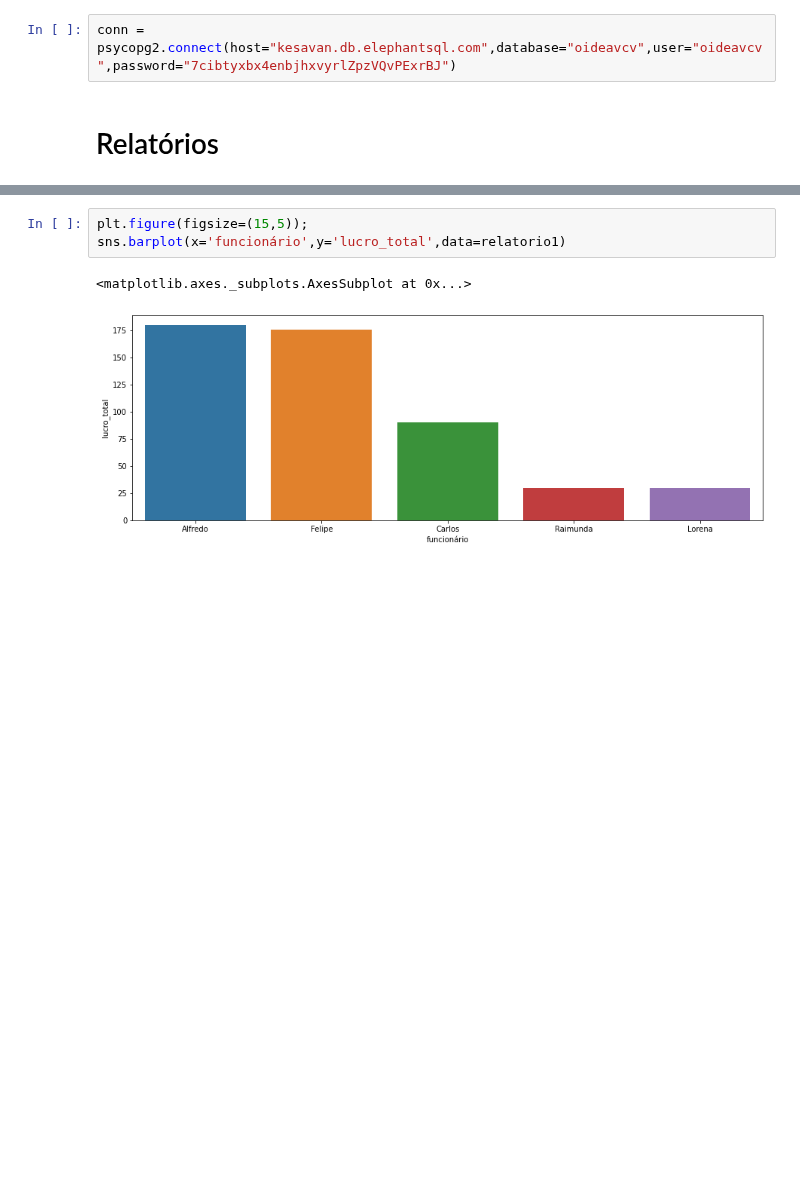
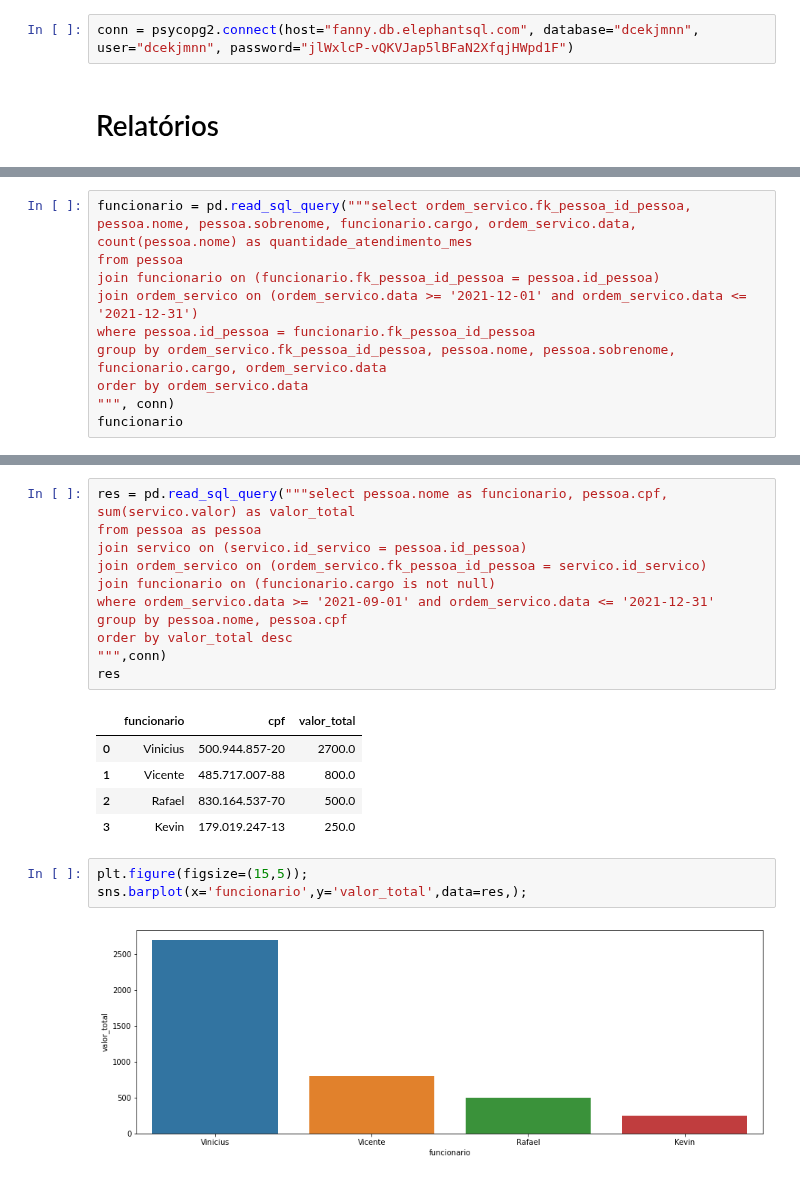
Before and after one commit to Julymusso/Template_Trab_BD1_2020, a Jupyter notebook: BD1_Relatorios_BarbeariaGourmet.ipynb, the cells around one changed output, grey strips where cells are left out. Cells and saved outputs as stored; diff of their text form; blank space fills up the shorter version.

```diff
--- a/BD1_Relatorios_BarbeariaGourmet.ipynb
+++ b/BD1_Relatorios_BarbeariaGourmet.ipynb
@@ -18,7 +18,7 @@ import psycopg2
 # %% [markdown]
 ### Usando psycopg2 para configurar conexão
 # %%
-conn = psycopg2.connect(host="kesavan.db.elephantsql.com",database="oideavcv",user="oideavcv",password="7cibtyxbx4enbjhxvyrlZpzVQvPExrBJ")
+conn = psycopg2.connect(host="fanny.db.elephantsql.com", database="dcekjmnn", user="dcekjmnn", password="jlWxlcP-vQKVJap5lBFaN2XfqjHWpd1F")
 # %% [markdown]
 # Relatórios
 # %% [markdown]
@@ -40,0 +28,10 @@ relatorio1
+# %%
+funcionario = pd.read_sql_query("""select ordem_servico.fk_pessoa_id_pessoa, pessoa.nome, pessoa.sobrenome, funcionario.cargo, ordem_servico.data, count(pessoa.nome) as quantidade_atendimento_mes
+from pessoa
+join funcionario on (funcionario.fk_pessoa_id_pessoa = pessoa.id_pessoa)
+join ordem_servico on (ordem_servico.data >= '2021-12-01' and ordem_servico.data <= '2021-12-31')
+where pessoa.id_pessoa = funcionario.fk_pessoa_id_pessoa
+group by ordem_servico.fk_pessoa_id_pessoa, pessoa.nome, pessoa.sobrenome, funcionario.cargo, ordem_servico.data
+order by ordem_servico.data
+""", conn)
+funcionario
@@ -41,7 +95,23 @@ relatorio1
+# %%
+res = pd.read_sql_query("""select pessoa.nome as funcionario, pessoa.cpf, sum(servico.valor) as valor_total
+from pessoa as pessoa
+join servico on (servico.id_servico = pessoa.id_pessoa)
+join ordem_servico on (ordem_servico.fk_pessoa_id_pessoa = servico.id_servico)
+join funcionario on (funcionario.cargo is not null)
+where ordem_servico.data >= '2021-09-01' and ordem_servico.data <= '2021-12-31'
+group by pessoa.nome, pessoa.cpf
+order by valor_total desc
+""",conn)
+res
+# %% [output]
+|  | funcionario | cpf | valor_total |
+| 0 | Vinicius | 500.944.857-20 | 2700.0 |
+| 1 | Vicente | 485.717.007-88 | 800.0 |
+| 2 | Rafael | 830.164.537-70 | 500.0 |
+| 3 | Kevin | 179.019.247-13 | 250.0 |
 # %%
 plt.figure(figsize=(15,5));
-sns.barplot(x='funcionário',y='lucro_total',data=relatorio1)
+sns.barplot(x='funcionario',y='valor_total',data=res,);
 # %% [output]
-<matplotlib.axes._subplots.AxesSubplot at 0x...>
-[figure, old version]
+[figure, new version]
 # %% [markdown]
```
Also changed, not shown: parts of 22 cells of this notebook.
